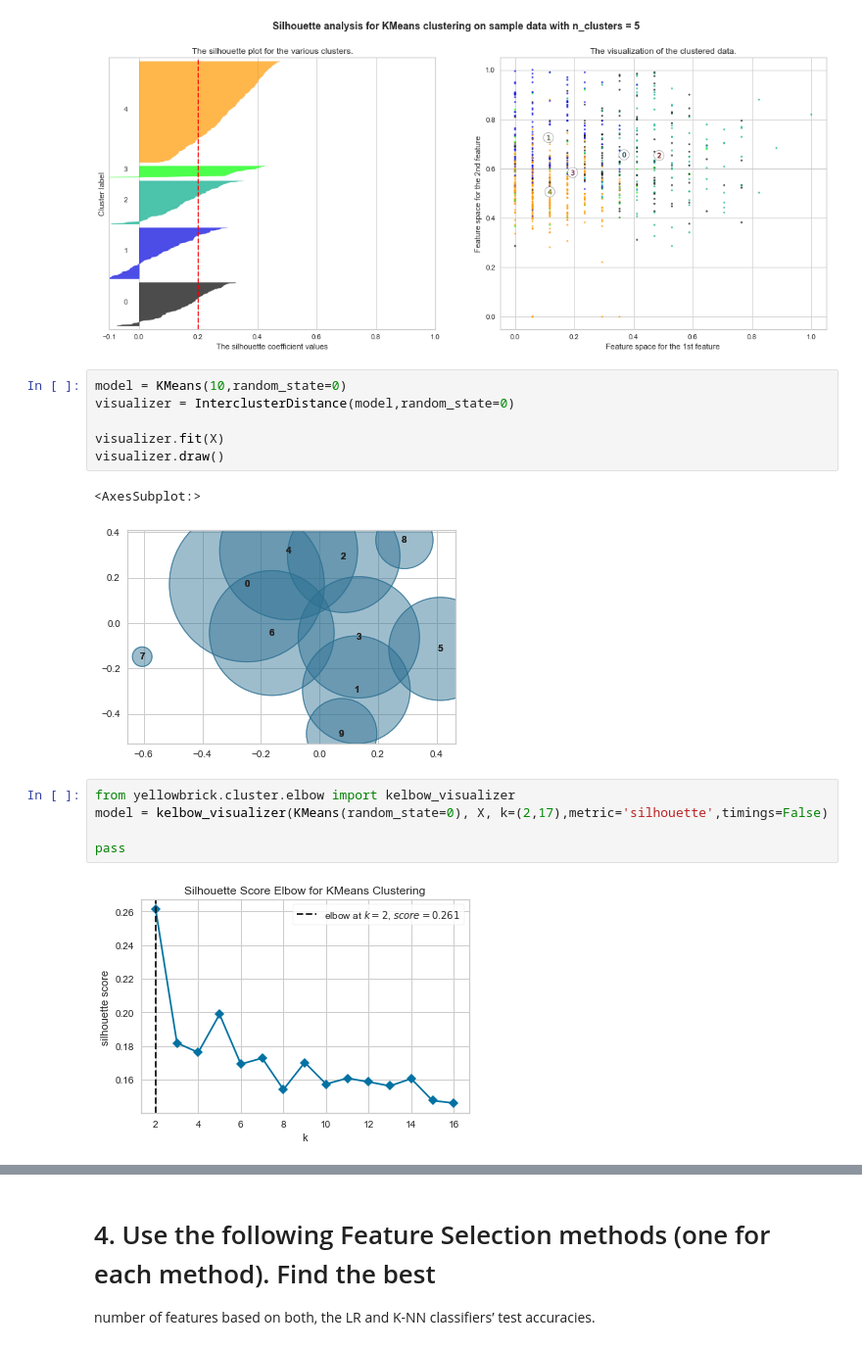
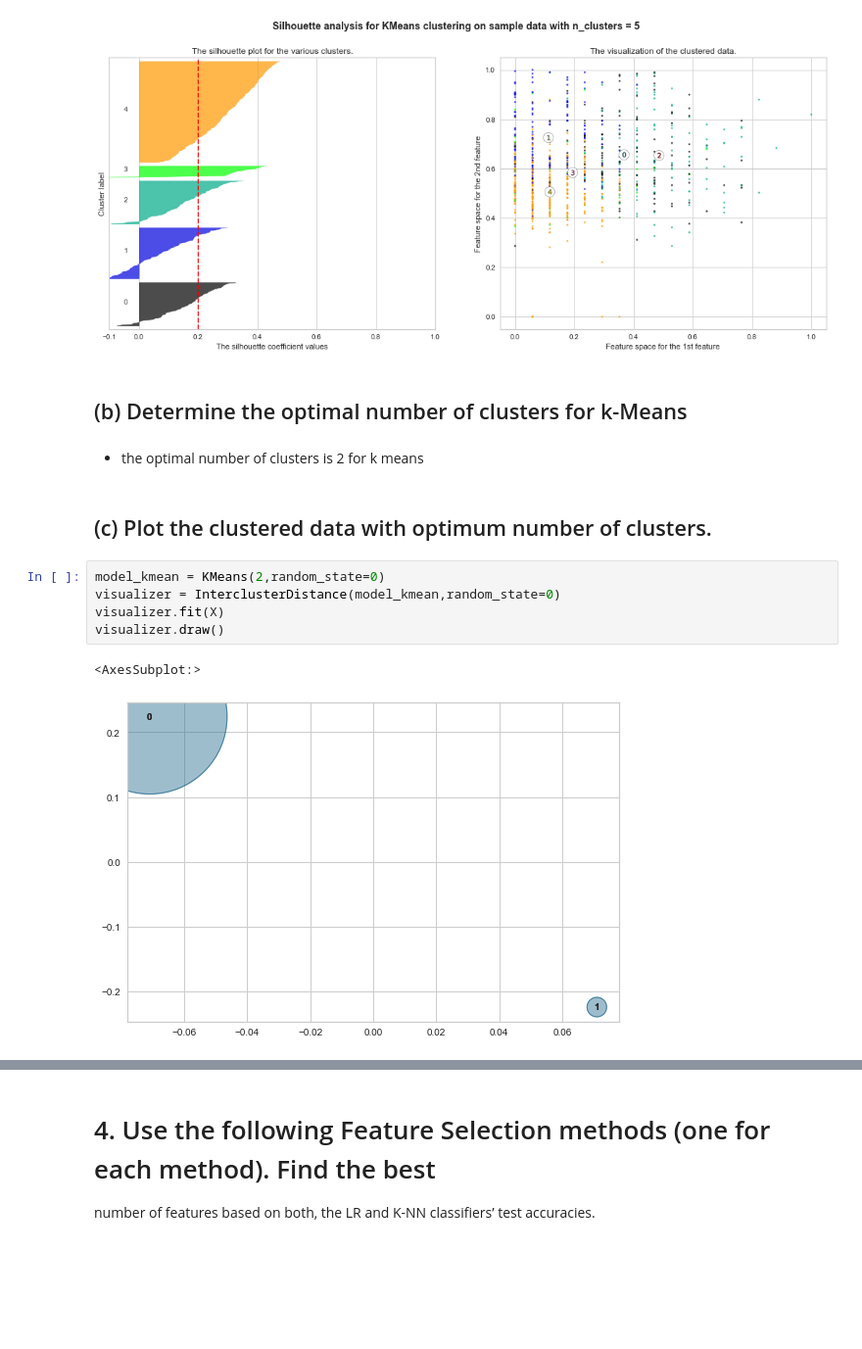
Before and after one commit to Sa2a/Ml_GA3_Clustering, a Jupyter notebook: KNN VS LR analysis.ipynb, the cells around one changed output, grey strips where cells are left out. Shown at 98% size. Saved outputs shown, nothing was run; the diff lists cells and outputs as text; blank space fills up the shorter version.

```diff
--- a/KNN VS LR analysis.ipynb
+++ b/KNN VS LR analysis.ipynb
@@ -243,19 +244,17 @@ For n_clusters = 5 The average silhouette_score is : 0.20075741354829582
 [figure]
 [figure]
 [figure]
+# %% [markdown]
+## (b) Determine the optimal number of clusters for k-Means
+# %% [markdown]
+- the optimal number of clusters is 2 for k means
+# %% [markdown]
+## (c) Plot the clustered data with optimum number of clusters.
 # %%
-model = KMeans(10,random_state=0)
-visualizer = InterclusterDistance(model,random_state=0)
-
+model_kmean = KMeans(2,random_state=0)
+visualizer = InterclusterDistance(model_kmean,random_state=0)
 visualizer.fit(X)
 visualizer.draw()
 # %% [output]
 <AxesSubplot:>
-[figure, old version]
+[figure, new version]
-# %%
-from yellowbrick.cluster.elbow import kelbow_visualizer
-model = kelbow_visualizer(KMeans(random_state=0), X, k=(2,17),metric='silhouette',timings=False)
-
-pass
-# %% [output]
-[figure, removed]
```
Also changed, not shown: parts of 69 cells of this notebook.
